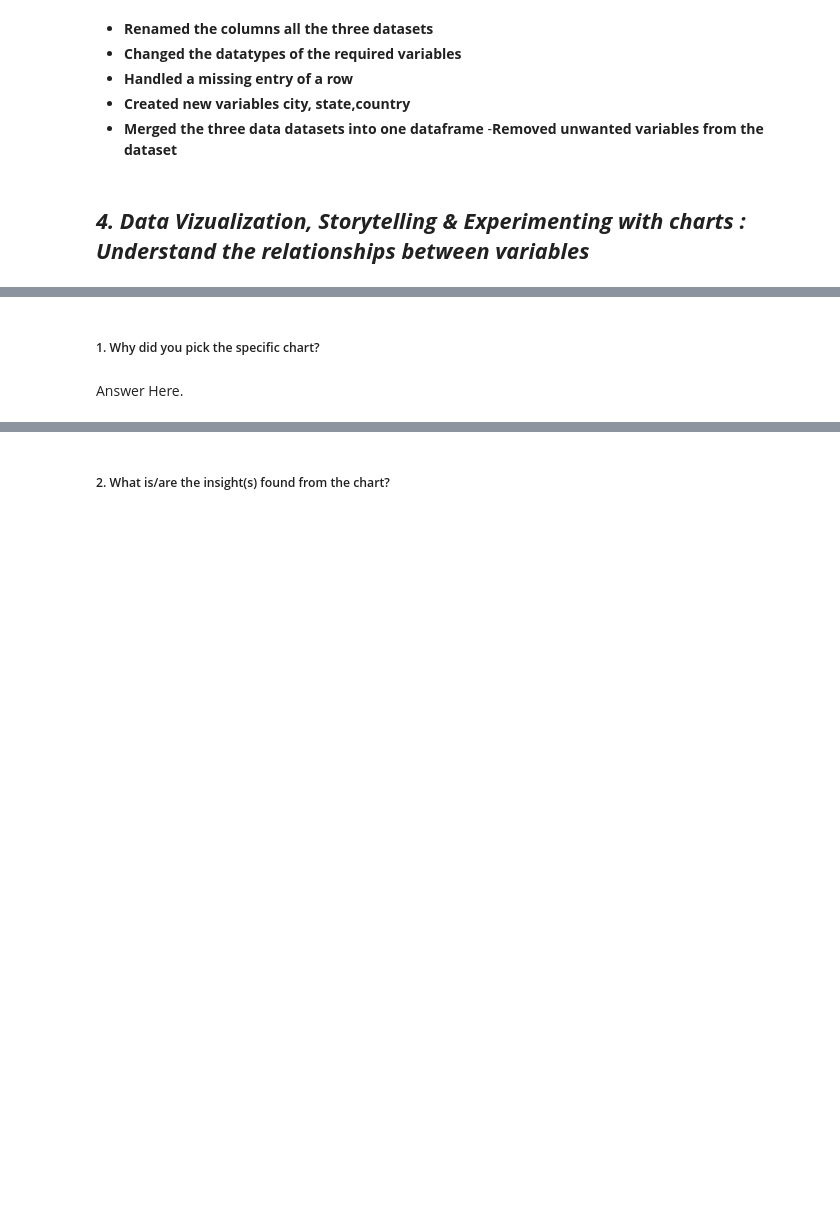
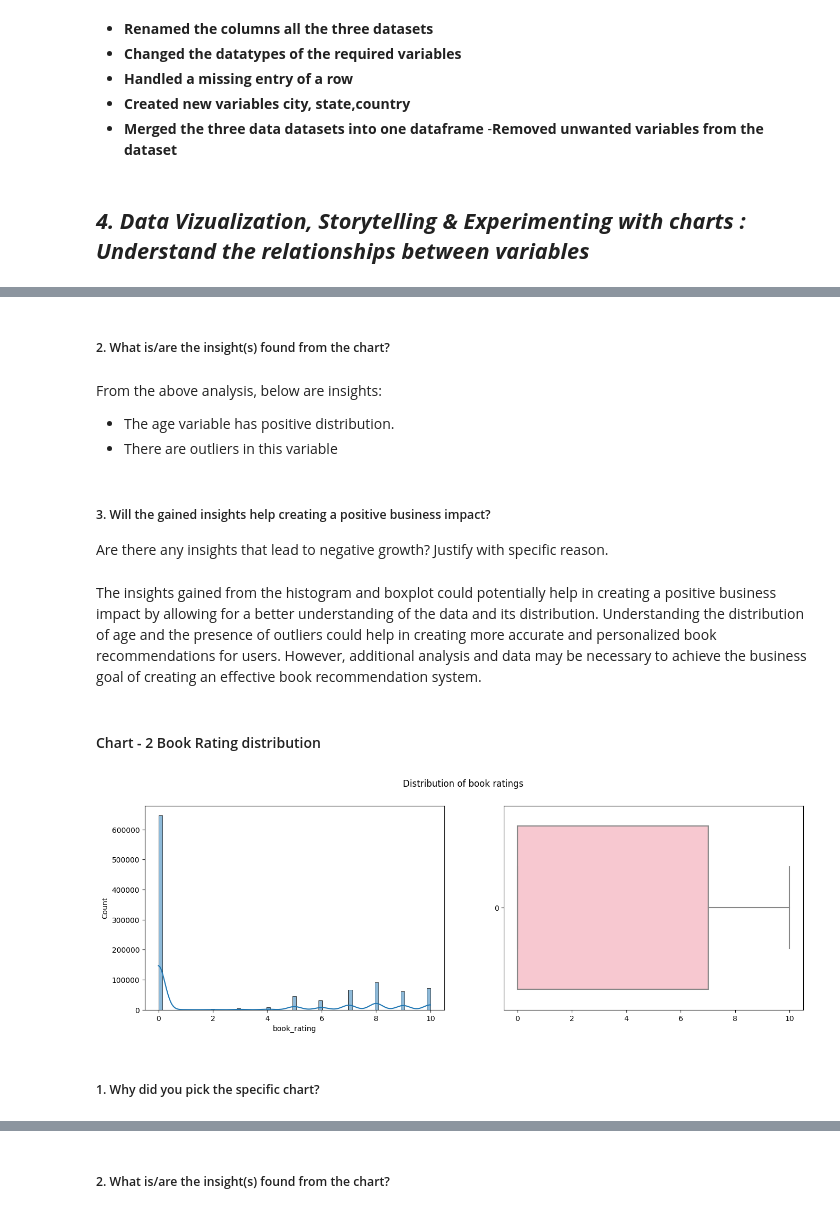
Before and after one commit to Jamal-1018/Book_Recommeder_System_Unsupervised_learning, a Jupyter notebook: Book_recommendation_sysytem_unsupervised.ipynb, the cells around one changed output, grey strips where cells are left out. Cells and saved outputs as stored; diff of their text form; code cells hidden in the pictures; blank space fills up the shorter version.

```diff
--- a/Book_recommendation_sysytem_unsupervised.ipynb
+++ b/Book_recommendation_sysytem_unsupervised.ipynb
@@ -439,4 +457,24 @@ df
+# %% [markdown]
+##### 2. What is/are the insight(s) found from the chart?
+# %% [markdown]
+From the above analysis, below are insights:
+- The age variable has positive distribution.
+- There are outliers in this variable
+# %% [markdown]
+##### 3. Will the gained insights help creating a positive business impact?
+Are there any insights that lead to negative growth? Justify with specific reason.
+# %% [markdown]
+The insights gained from the histogram and boxplot could potentially help in creating a positive business impact by allowing for a better understanding of the data and its distribution. Understanding the distribution of age and the presence of outliers could help in creating more accurate and personalized book recommendations for users. However, additional analysis and data may be necessary to achieve the business goal of creating an effective book recommendation system.
+# %% [markdown]
+#### Chart - 2 Book Rating distribution
+# %%
+#visualization of book ratings
+fig, ax = plt.subplots(1,2, figsize = (16,5))
+sns.histplot(df['book_rating'], kde = True, ax = ax[0])
+sns.boxplot(df['book_rating'],ax = ax[1], color = 'pink', orient = 'h')
+plt.suptitle('Distribution of book ratings')
+plt.show()
+# %% [output]
+[figure, added]
 # %% [markdown]
 ##### 1. Why did you pick the specific chart?
-# %% [markdown]
-Answer Here.
```
Also changed, not shown: parts of 29 cells of this notebook.
